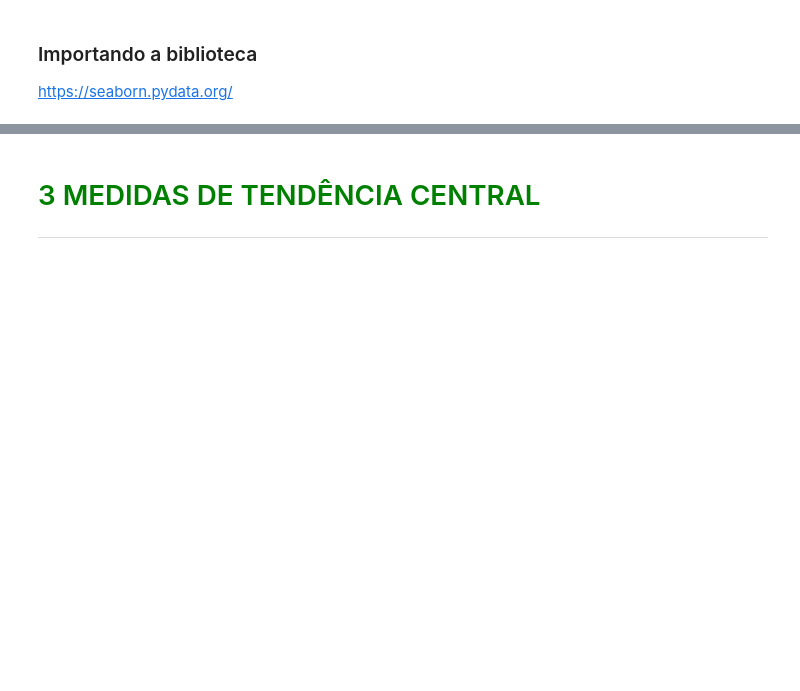
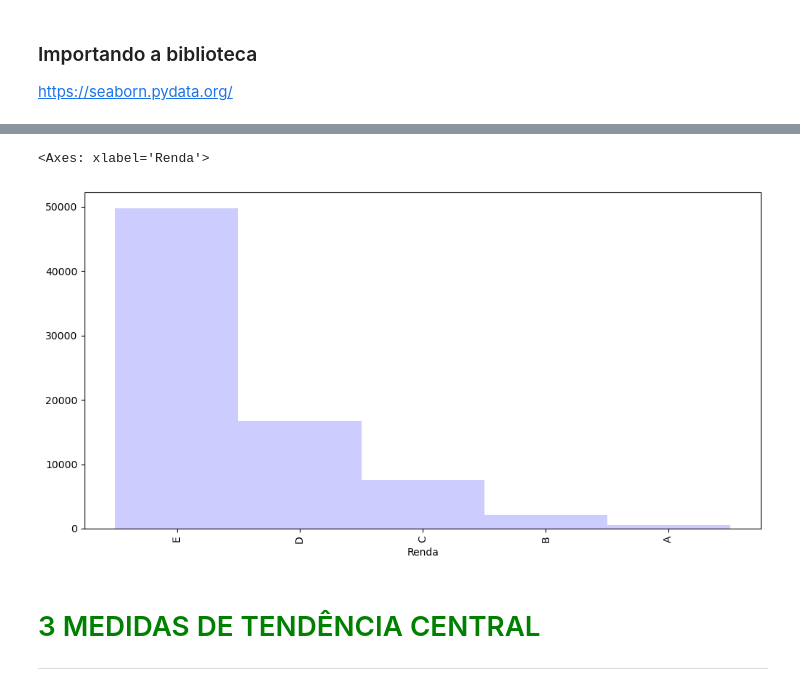
Before and after one commit to paulorobertovrc/alura-data-science, a Jupyter notebook: Estatística/Curso_de_Estatística_Parte_1.ipynb, the cells around one changed output, grey strips where cells are left out. Saved outputs shown, nothing was run; the diff lists cells and outputs as text; code cells hidden in the pictures; blank space fills up the shorter version.

```diff
--- a/Estatística/Curso_de_Estatística_Parte_1.ipynb
+++ b/Estatística/Curso_de_Estatística_Parte_1.ipynb
@@ -253,3 +342,5 @@ onde <b>SM</b> é o valor do salário mínimo na época. Em nosso caso <b>R$ 788
+# %%
+labels = ['E', 'D', 'C', 'B', 'A']
 # %% [markdown]
 ### Passo 2 - Criar a tabela de frequências
 # %% [markdown]
@@ -256,0 +376,6 @@ https://pandas.pydata.org/pandas-docs/version/0.22/generated/pandas.cut.html
+# %%
+frequencia = pd.value_counts(pd.cut(x = dados['Renda'],
+                       bins=classes,
+                       labels=labels,
+                       include_lowest=True))
+frequencia
@@ -256,0 +390,8 @@ https://pandas.pydata.org/pandas-docs/version/0.22/generated/pandas.cut.html
+# %%
+frequencia_percentual = pd.value_counts(
+    pd.cut(x = dados['Renda'],
+           bins=classes,
+           labels=labels,
+           include_lowest=True),
+    normalize=True) * 100
+frequencia_percentual
@@ -256,0 +406,5 @@ https://pandas.pydata.org/pandas-docs/version/0.22/generated/pandas.cut.html
+# %%
+dist_freq_quantitativas_personalizadas = pd.DataFrame(
+    {'Frequência' : frequencia, 'Percentual (%)': frequencia_percentual}
+)
+dist_freq_quantitativas_personalizadas.sort_index(ascending=False)
@@ -281,3 +549,8 @@ https://seaborn.pydata.org/
+# %%
+dist_freq_quantitativas_personalizadas['Frequência'].plot.bar(width=1, color='blue', alpha=0.2, figsize=(12, 6))
+# %% [output]
+<Axes: xlabel='Renda'>
+[figure, added]
 # %% [markdown]
 # <font color=green>3 MEDIDAS DE TENDÊNCIA CENTRAL</font>
 ***
```
Also changed, not shown: parts of 31 cells of this notebook.
